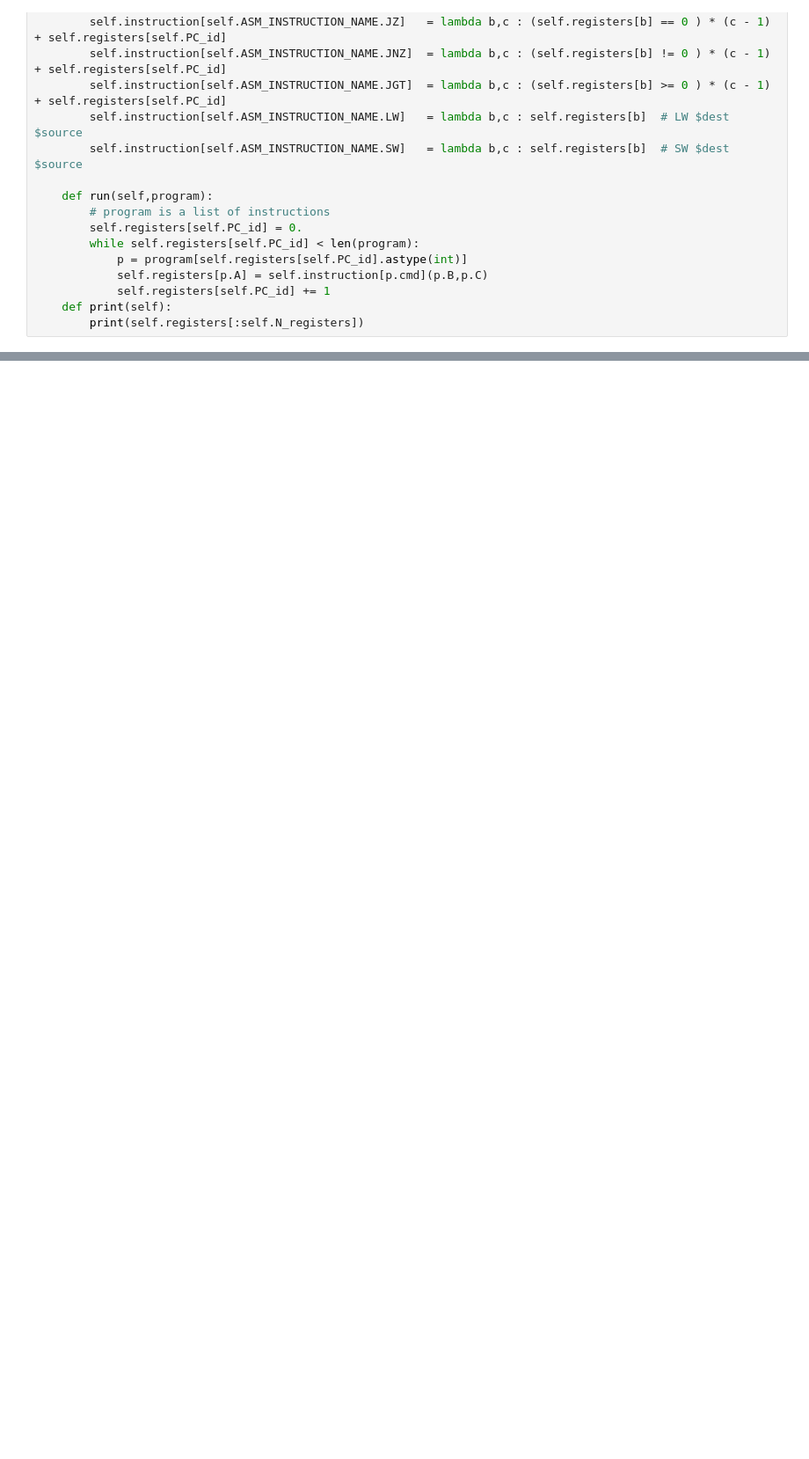
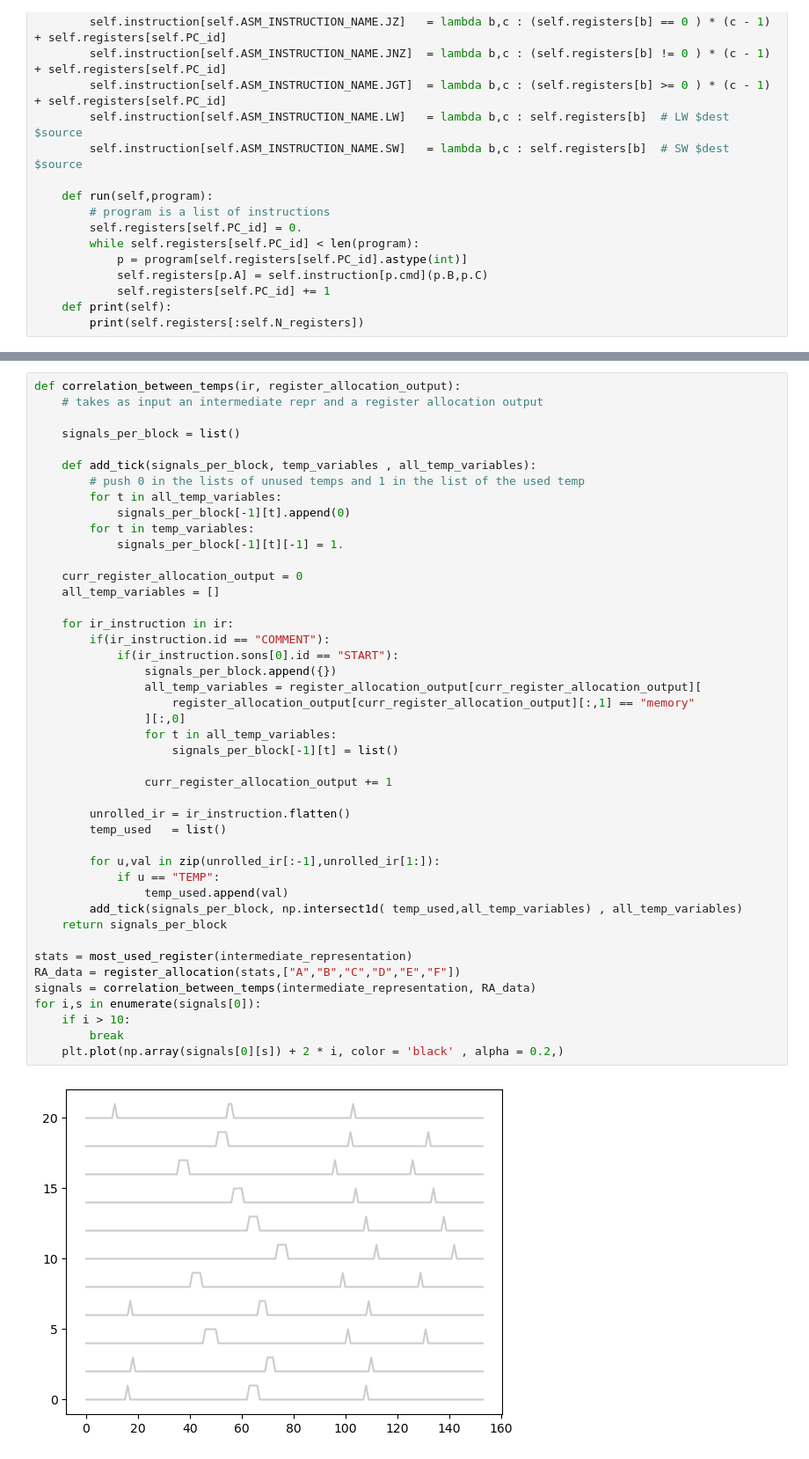
Before and after one commit to nncm-xbc/onnxmlir-pim-sparsify, a Jupyter notebook: Delivery.ipynb, the cells around one changed output, grey strips where cells are left out. Shown: that part at 88% size. Drawn from its saved outputs; the diff is of its cells as text; blank space fills up the shorter version.

Commit message:
Signals, Adjust in sparsification

```diff
--- a/Delivery.ipynb
+++ b/Delivery.ipynb
@@ -401,0 +421,46 @@ IndentationError: expected an indented block (38417139.py, line 6)
+# %%
+def correlation_between_temps(ir, register_allocation_output):
+    # takes as input an intermediate repr and a register allocation output
+
+    signals_per_block = list()
+
+    def add_tick(signals_per_block, temp_variables , all_temp_variables):
+        # push 0 in the lists of unused temps and 1 in the list of the used temp
+        for t in all_temp_variables:
+            signals_per_block[-1][t].append(0)
+        for t in temp_variables:
+            signals_per_block[-1][t][-1] = 1.
+
+    curr_register_allocation_output = 0
+    all_temp_variables = []
+
+    for ir_instruction in ir:
+        if(ir_instruction.id == "COMMENT"):
+            if(ir_instruction.sons[0].id == "START"):
+                signals_per_block.append({})
+                all_temp_variables = register_allocation_output[curr_register_allocation_output][
+                    register_allocation_output[curr_register_allocation_output][:,1] == "memory"
+                ][:,0]
+                for t in all_temp_variables:
+                    signals_per_block[-1][t] = list()
+
+                curr_register_allocation_output += 1
+
+        unrolled_ir = ir_instruction.flatten()
+        temp_used   = list()
+
+        for u,val in zip(unrolled_ir[:-1],unrolled_ir[1:]):
+            if u == "TEMP":
+                temp_used.append(val)
+        add_tick(signals_per_block, np.intersect1d( temp_used,all_temp_variables) , all_temp_variables)
+    return signals_per_block
+
+stats = most_used_register(intermediate_representation)
+RA_data = register_allocation(stats,["A","B","C","D","E","F"])
+signals = correlation_between_temps(intermediate_representation, RA_data)
+for i,s in enumerate(signals[0]):
+    if i > 10:
+        break
+    plt.plot(np.array(signals[0][s]) + 2 * i, color = 'black' , alpha = 0.2,)
+# %% [output]
+[figure, added]
```
Also changed, not shown: parts of 21 cells of this notebook, 1 other file.
